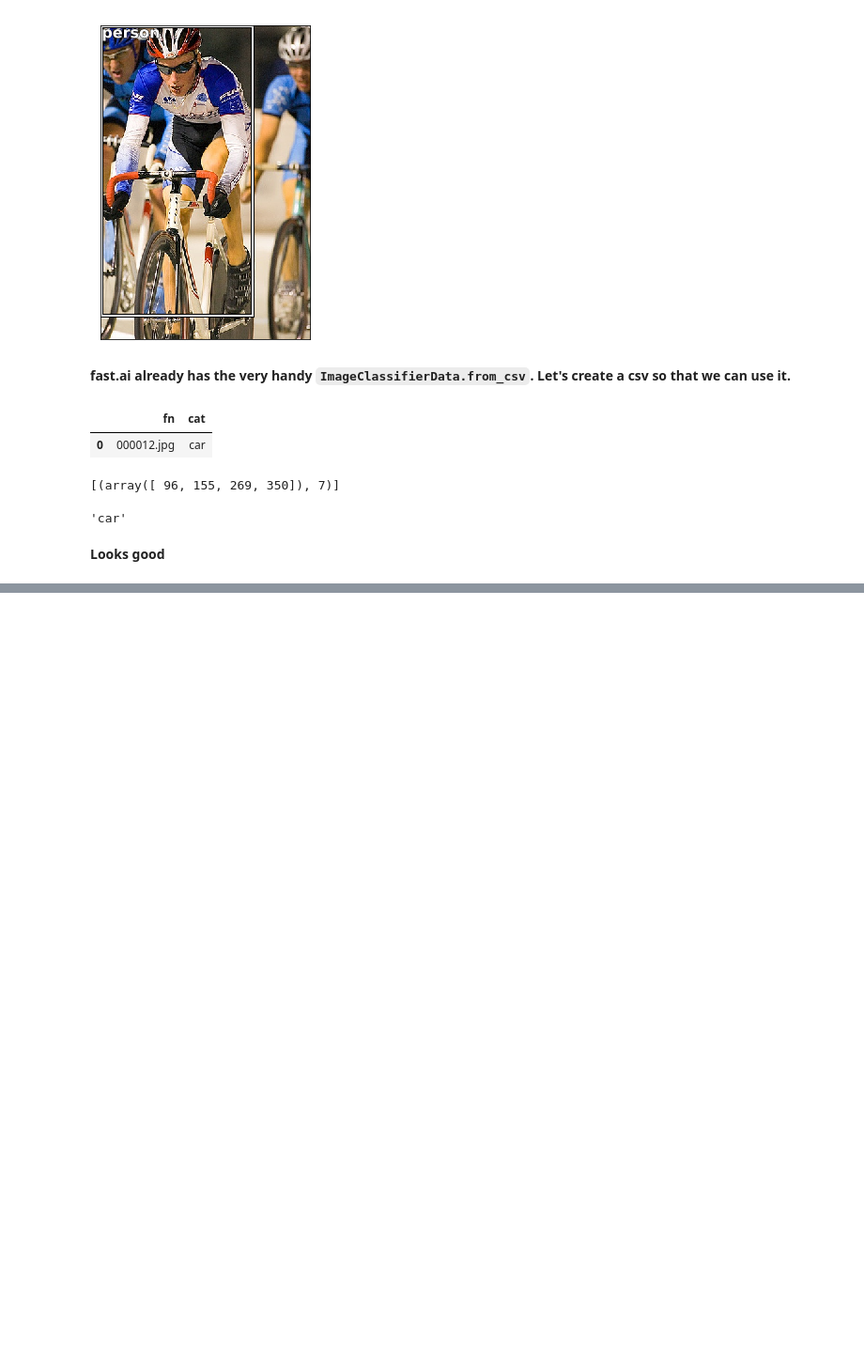
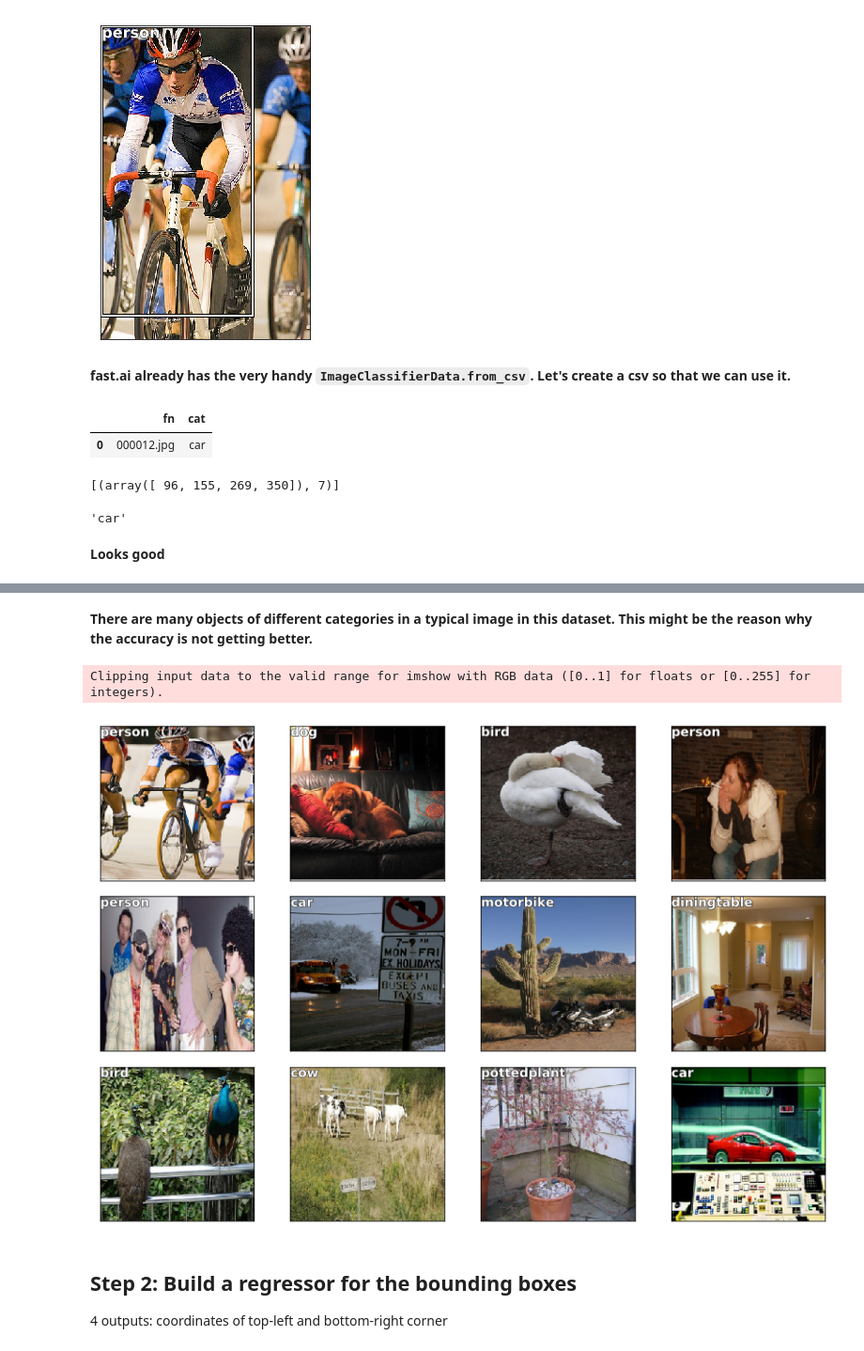
Before and after one commit to aiedward/fastai-1, a Jupyter notebook: Object detection.ipynb, the cells around one changed output, grey strips where cells are left out. Shown at 94% size. Saved outputs shown, nothing was run; the diff lists cells and outputs as text; code cells hidden in the pictures; blank space fills up the shorter version.

```diff
--- a/Object detection.ipynb
+++ b/Object detection.ipynb
@@ -284,0 +354,2 @@ df.to_csv(CSV, index=False)
+# %% [markdown]
+**There are many objects of different categories in a typical image in this dataset. This might be the reason why the accuracy is not getting better.**
@@ -284,0 +360,23 @@ df.to_csv(CSV, index=False)
+# %%
+x, y = next(iter(modeldata.val_dl))
+# %%
+probs = F.softmax(predict_batch(learn.model, x), dim=-1)
+# %%
+x, preds = to_np(x), to_np(probs)
+# %%
+preds = np.argmax(preds, axis=-1)
+# %%
+figure, axes = plt.subplots(3, 4, figsize=(12, 8))
+for i, ax in enumerate(axes.flat):
+    im = modeldata.val_ds.denorm(x)[i]
+    cat = modeldata.classes[preds[i]]
+    ax = show_img(im, ax=ax)
+    draw_text(ax, (0,0), cat)
+plt.tight_layout()
+# %% [output]
+Clipping input data to the valid range for imshow with RGB data ([0..1] for floats or [0..255] for integers).
+[figure, added]
+# %% [markdown]
+## Step 2: Build a regressor for the bounding boxes
+
+4 outputs: coordinates of top-left and bottom-right corner
```
Also changed, not shown: parts of 53 cells of this notebook.
